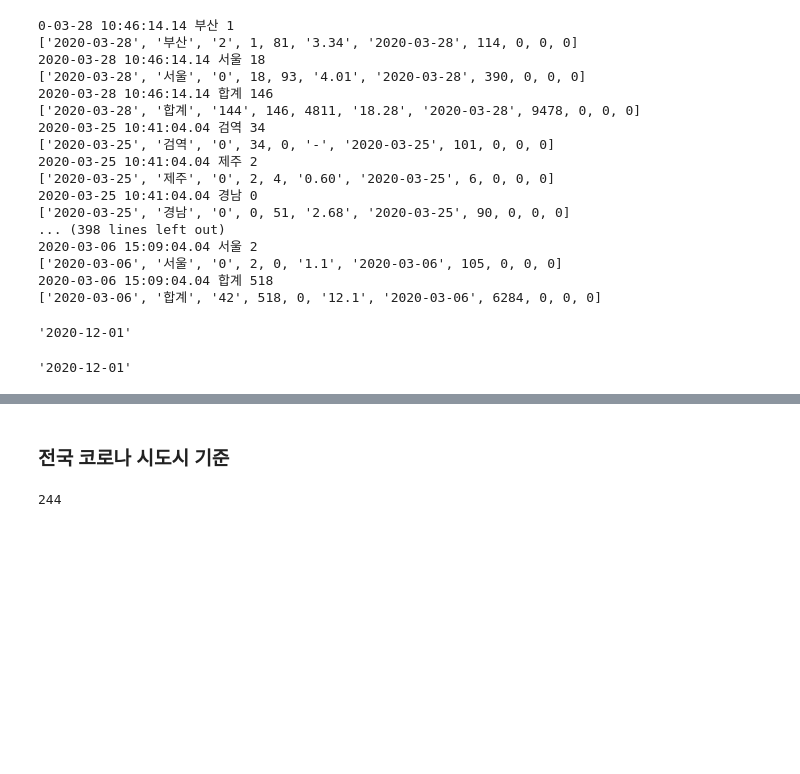
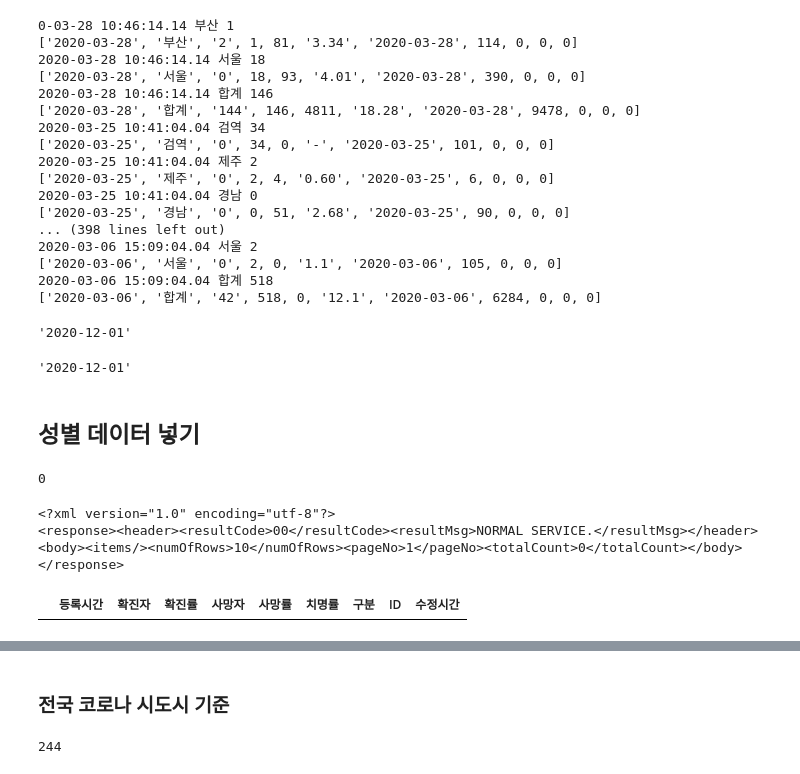
Before and after one commit to leele91/flask-web, a Jupyter notebook: 02.dataanalysisModule/bp2_covid/07.코로나.ipynb, the cells around one changed output, grey strips where cells are left out. Cells and saved outputs as stored; diff of their text form; code cells hidden in the pictures; blank space fills up the shorter version.

```diff
--- a/02.dataanalysisModule/bp2_covid/07.코로나.ipynb
+++ b/02.dataanalysisModule/bp2_covid/07.코로나.ipynb
@@ -362,0 +368,2 @@ createDt[:10]
+# %% [markdown]
+## 성별 데이터 넣기
@@ -362,0 +374,41 @@ createDt[:10]
+# %%
+corona_url = 'http://openapi.data.go.kr/openapi/service/rest/Covid19/getCovid19GenAgeCaseInfJson'
+url = f'{corona_url}?ServiceKey={govapi_key}&pageNo={page}&numOfRows=10&startCreateDt={start_date}&endCreateDt={end_date}'
+# %%
+result = requests.get(url)
+soup = BeautifulSoup(result.text, 'xml')
+resultCode = soup.find('resultCode').get_text()
+if resultCode == '00':
+    print(soup.find('totalCount').string)
+elif resultCode == '99':
+    print(soup.find('resultMsg').string)
+# %% [output]
+0
+# %%
+soup
+# %% [output]
+<?xml version="1.0" encoding="utf-8"?>
+<response><header><resultCode>00</resultCode><resultMsg>NORMAL SERVICE.</resultMsg></header><body><items/><numOfRows>10</numOfRows><pageNo>1</pageNo><totalCount>0</totalCount></body></response>
+# %%
+createDt_list,confCase_list,confCaseRate_list,death_list,deathRate_list = [],[],[],[],[]
+gubun_list,criticalRate_list,seq_list,updateDt_list = [],[],[],[]
+items = soup.find_all('item')
+for item in items:
+    createDt_list.append(item.find('createDt').string if item.find('createDt') else '')
+    confCase_list.append(item.find('confCase').string if item.find('confCase') else '')
+    confCaseRate_list.append(item.find('confCaseRate').string if item.find('confCaseRate') else '')
+    death_list.append(item.find('death').string if item.find('death') else '')
+    deathRate_list.append(item.find('deathRate').string if item.find('deathRate') else '')
+    criticalRate_list.append(item.find('criticalRate').string if item.find('criticalRate') else '')
+    gubun_list.append(item.find('gubun').string if item.find('gubun') else '')
+    seq_list.append(item.find('seq').string if item.find('seq') else '')
+    updateDt_list.append(item.find('updateDt').string if item.find('updateDt') else '')
+
+df_son = pd.DataFrame({
+    '등록시간':createDt_list, '확진자':confCase_list, '확진률':confCaseRate_list,
+    '사망자':death_list, '사망률':deathRate_list, '치명률':criticalRate_list,
+    '구분':gubun_list, 'ID':seq_list, '수정시간':updateDt_list
+})
+df_son
+# %% [output]
+|  | 등록시간 | 확진자 | 확진률 | 사망자 | 사망률 | 치명률 | 구분 | ID | 수정시간 |
```
Also changed, not shown: parts of 21 cells of this notebook.
